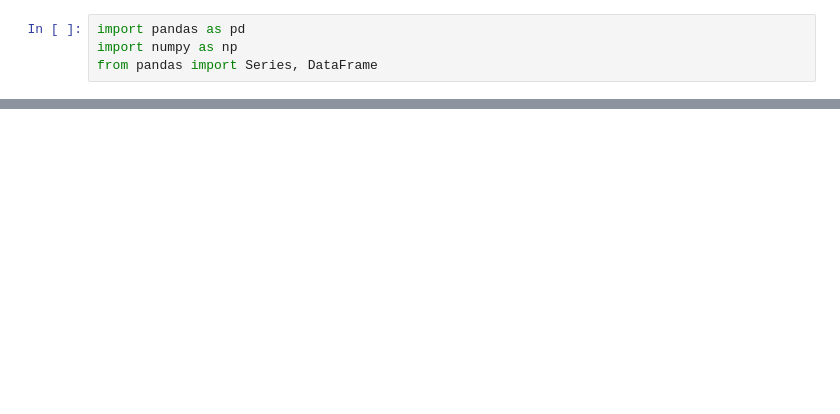
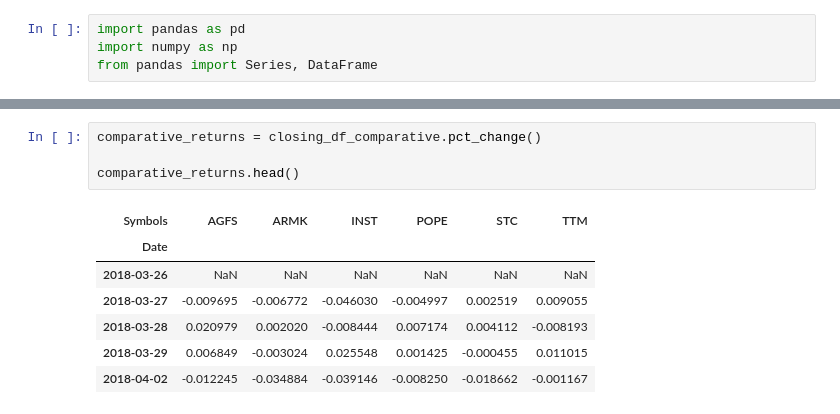
Before and after one commit to mgisp001/Hackabull, a Jupyter notebook: Hackabull/Stock_Testing.ipynb, the cells around one changed output, grey strips where cells are left out. Drawn from its saved outputs; the diff is of its cells as text; blank space fills up the shorter version.

```diff
--- a/Hackabull/Stock_Testing.ipynb
+++ b/Hackabull/Stock_Testing.ipynb
@@ -144,0 +111,12 @@ print(stock_similarity)
+# %%
+comparative_returns = closing_df_comparative.pct_change()
+
+comparative_returns.head()
+# %% [output]
+| Symbols | AGFS | ARMK | INST | POPE | STC | TTM |
+| Date |  |  |  |  |  |  |
+| 2018-03-26 | NaN | NaN | NaN | NaN | NaN | NaN |
+| 2018-03-27 | -0.009695 | -0.006772 | -0.046030 | -0.004997 | 0.002519 | 0.009055 |
+| 2018-03-28 | 0.020979 | 0.002020 | -0.008444 | 0.007174 | 0.004112 | -0.008193 |
+| 2018-03-29 | 0.006849 | -0.003024 | 0.025548 | 0.001425 | -0.000455 | 0.011015 |
+| 2018-04-02 | -0.012245 | -0.034884 | -0.039146 | -0.008250 | -0.018662 | -0.001167 |
```
Also changed, not shown: parts of 44 cells of this notebook, 1 other file.
